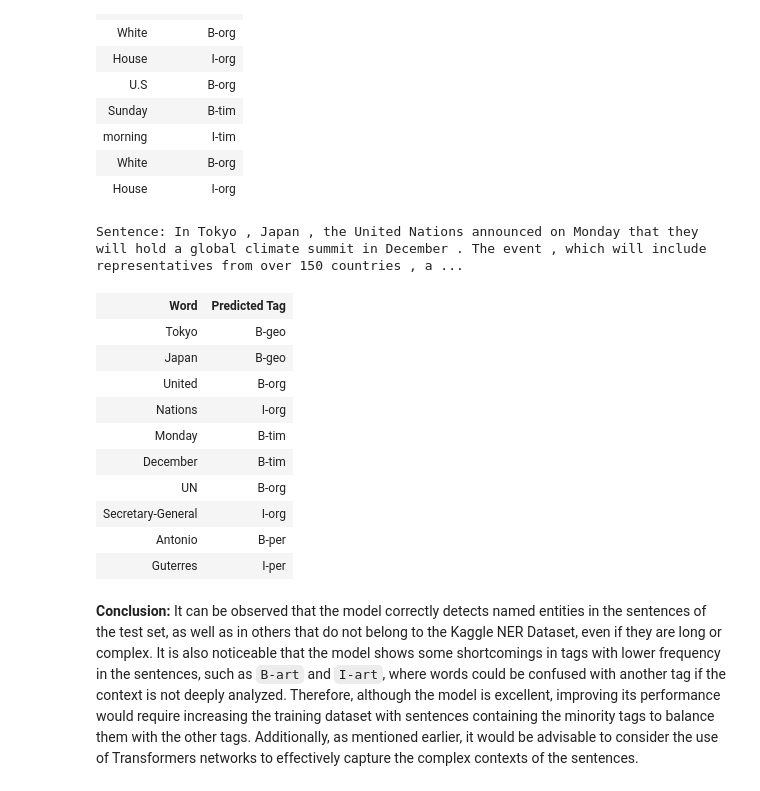
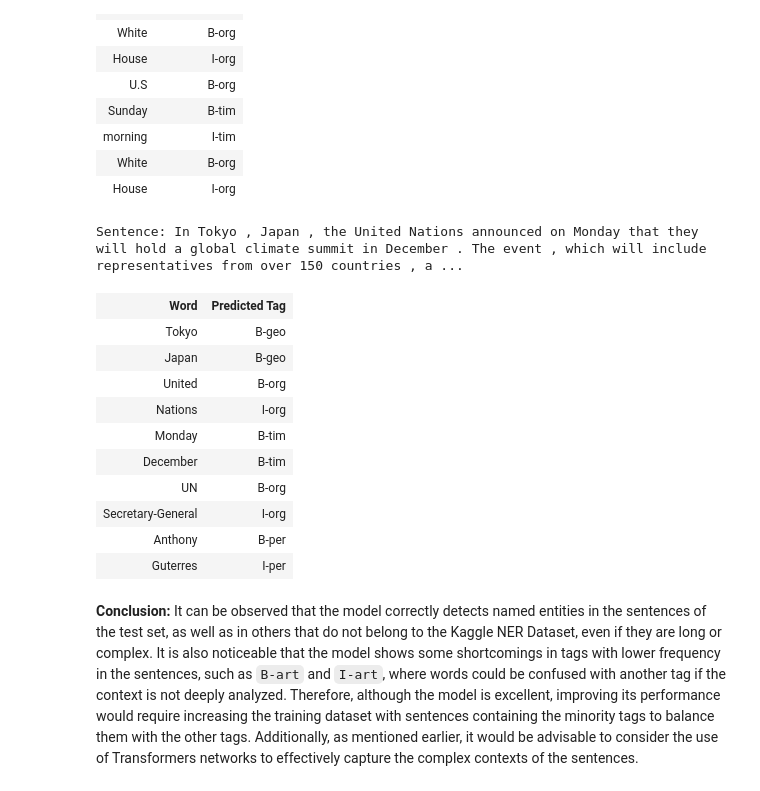
Before and after one commit to JersonGB22/TokenClassification-TensorFlow, a Jupyter notebook: models_lstm/NER_LSTM_Kaggle.ipynb, the cells around one changed output. Drawn from its saved outputs; the diff is of its cells as text; code cells hidden in the pictures.

```diff
--- a/models_lstm/NER_LSTM_Kaggle.ipynb
+++ b/models_lstm/NER_LSTM_Kaggle.ipynb
@@ -557,25 +554,20 @@ Sentence: George Smith , the White House director of trade and manufacturing pol
 | White | B-org |
 | House | I-org |
 # %%
-sentence = ["""
-In Tokyo , Japan , the United Nations announced on Monday that they will hold a global climate summit in December .
-The event , which will include representatives from over 150 countries , aims to address the urgent issues of climate change
-and global warming . UN Secretary-General Antonio Guterres emphasized the need for immediate action to protect the planet .
-"""]
-
+sentence = ["In Tokyo , Japan , the United Nations announced on Monday that they will hold a global climate summit in December . The event , which will include representatives from over 150 countries , aims to address the urgent issues of climate change and global warming . UN Secretary-General Anthony Guterres emphasized the need for immediate action to protect the planet ."]
 predict_label(sentence)
 # %% [output]
 Sentence: In Tokyo , Japan , the United Nations announced on Monday that they will hold a global climate summit in December . The event , which will include representatives from over 150 countries , a ...
 | Word | Predicted Tag |
 | Tokyo | B-geo |
 | Japan | B-geo |
 | United | B-org |
 | Nations | I-org |
 | Monday | B-tim |
 | December | B-tim |
 | UN | B-org |
 | Secretary-General | I-org |
-| Antonio | B-per |
+| Anthony | B-per |
 | Guterres | I-per |
 # %% [markdown]
 **Conclusion:** It can be observed that the model correctly detects named entities in the sentences of the test set, as well as in others that do not belong to the Kaggle NER Dataset, even if they are long or complex. It is also noticeable that the model shows some shortcomings in tags with lower frequency in the sentences, such as ``B-art`` and ``I-art``, where words could be confused with another tag if the context is not deeply analyzed. Therefore, although the model is excellent, improving its performance would require increasing the training dataset with sentences containing the minority tags to balance them with the other tags. Additionally, as mentioned earlier, it would be advisable to consider the use of Transformers networks to effectively capture the complex contexts of the sentences.
```
Also changed, not shown: parts of 3 cells of this notebook, 2 other files.
